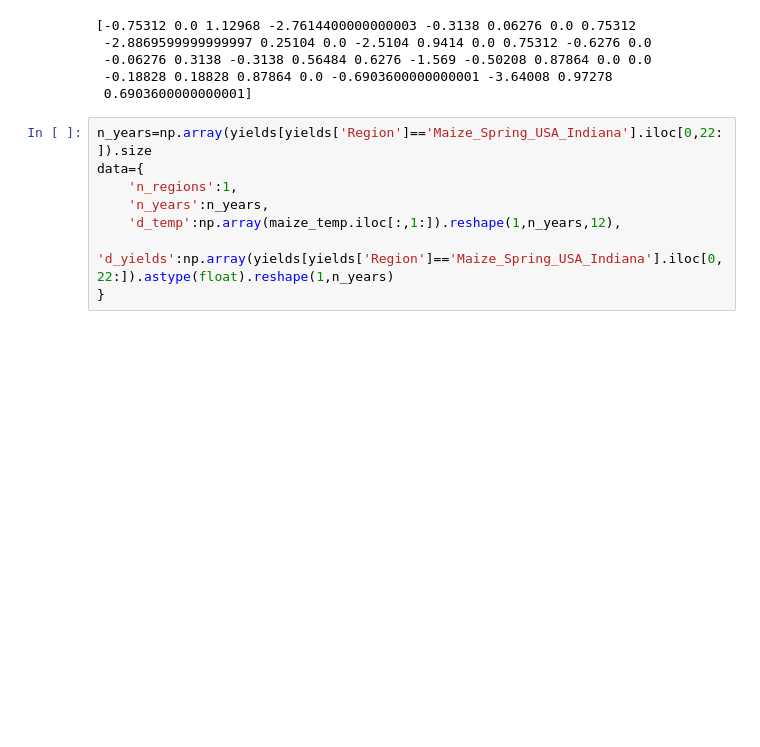
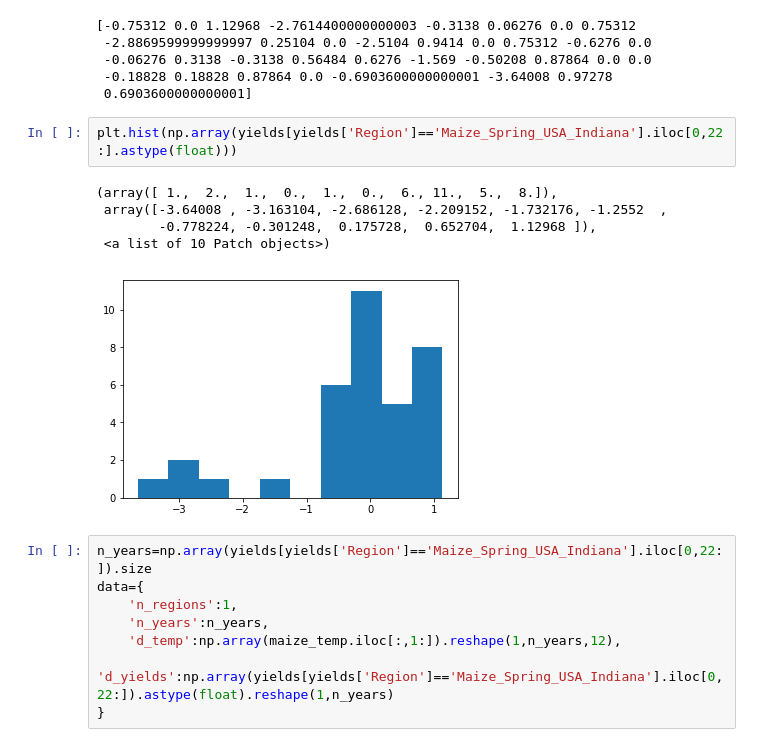
Before and after one commit to DataJavelin/FACYnation, a Jupyter notebook: Bayesian_MSM.ipynb, the cells around one changed output. Saved outputs shown, nothing was run; the diff lists cells and outputs as text; blank space fills up the shorter version.

```diff
--- a/Bayesian_MSM.ipynb
+++ b/Bayesian_MSM.ipynb
@@ -46,6 +46,14 @@ print(np.array(yields[yields['Region']=='Maize_Spring_USA_Indiana'].iloc[0,22:])
  -0.06276 0.3138 -0.3138 0.56484 0.6276 -1.569 -0.50208 0.87864 0.0 0.0
  -0.18828 0.18828 0.87864 0.0 -0.6903600000000001 -3.64008 0.97278
  0.6903600000000001]
+# %%
+plt.hist(np.array(yields[yields['Region']=='Maize_Spring_USA_Indiana'].iloc[0,22:].astype(float)))
+# %% [output]
+(array([ 1.,  2.,  1.,  0.,  1.,  0.,  6., 11.,  5.,  8.]),
+ array([-3.64008 , -3.163104, -2.686128, -2.209152, -1.732176, -1.2552  ,
+        -0.778224, -0.301248,  0.175728,  0.652704,  1.12968 ]),
+ <a list of 10 Patch objects>)
+[figure, added]
 # %%
 n_years=np.array(yields[yields['Region']=='Maize_Spring_USA_Indiana'].iloc[0,22:]).size
 data={
```
Also changed, not shown: parts of 7 cells of this notebook, 1 other file.
